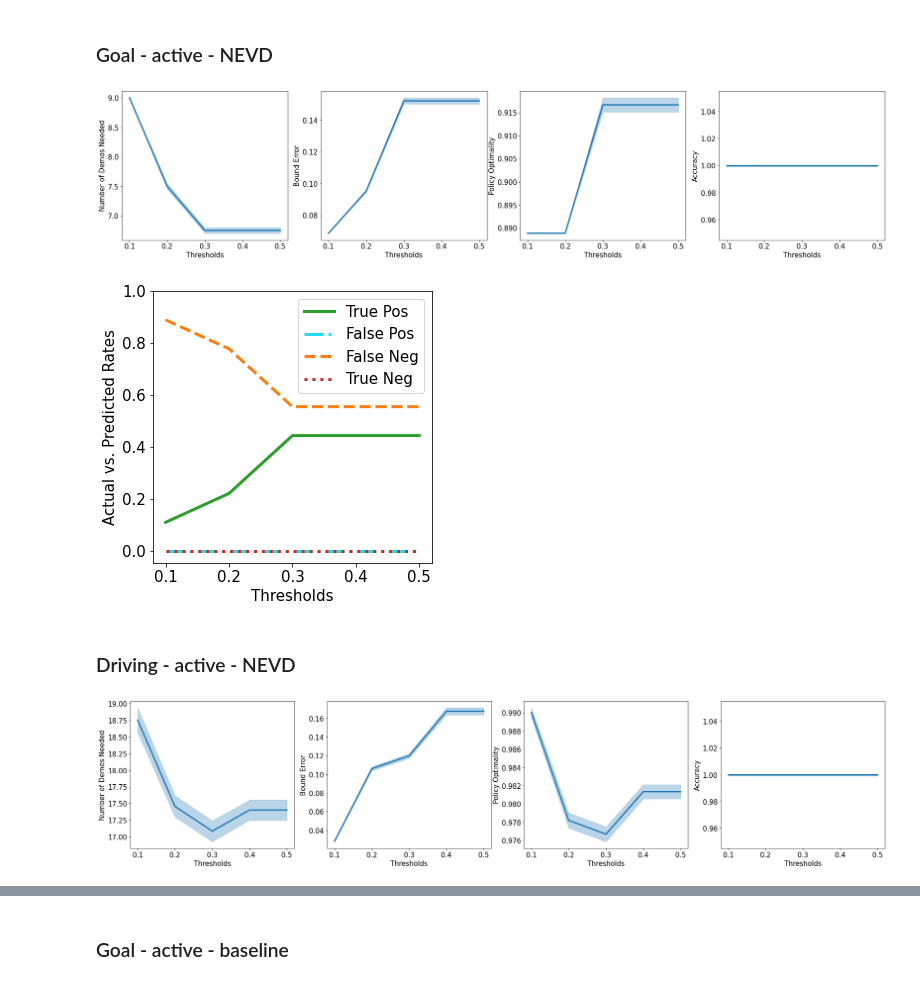
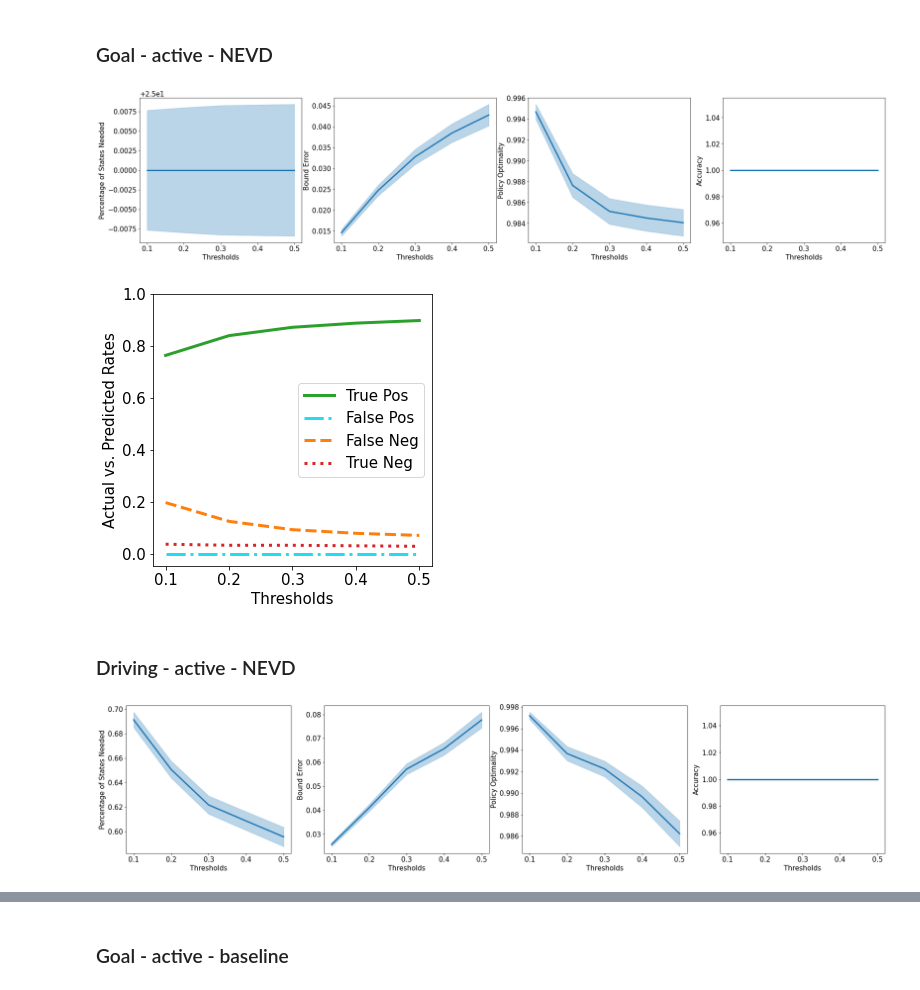
Before and after one commit to dsbrown1331/birl, a Jupyter notebook: plots.ipynb, the cells around one changed output, grey strips where cells are left out. Cells and saved outputs as stored; diff of their text form; code cells hidden in the pictures.

```diff
--- a/plots.ipynb
+++ b/plots.ipynb
@@ -1034,18 +1034,21 @@ plt.show()
 ### Goal - active - NEVD
 # %%
 thresholds = [0.5, 0.4, 0.3, 0.2, 0.1]
+num_states = 25
 metrics = {}
 metrics["accuracies"] = {threshold: 0 for threshold in thresholds}
 metrics["avg_bound_errors"] = {threshold: [] for threshold in thresholds}
 metrics["bounds"] = {threshold: [] for threshold in thresholds}
 metrics["true_evds"] = {threshold: [] for threshold in thresholds}
 metrics["num_demos"] = {threshold: [] for threshold in thresholds}
+metrics["pct_states"] = {threshold: [] for threshold in thresholds}
+metrics["uncertain_states"] = {threshold: [] for threshold in thresholds}
 metrics["policy_accuracies"] = {threshold: [] for threshold in thresholds}
 metrics["policy_optimalities"] = {threshold: [] for threshold in thresholds}
 metrics["confidence"] = {threshold: 0 for threshold in thresholds}
 metrics["confusion_matrices"] = {threshold: [[]] for threshold in thresholds}
 
-with open("active_goal_nevd.txt") as file:
+with open("active_outputs/active_goal_nevd.txt") as file:
     lines = file.readlines()
     for line in lines:
         if line.startswith("NEW THRESHOLD"):
@@ -1054,6 +1057,10 @@ with open("active_goal_nevd.txt") as file:
             curr_metric = "bounds"
         elif line.strip() == "Num demos":
             curr_metric = "num_demos"
+        elif line.strip() == "Percent states":
+            curr_metric = "pct_states"
+        elif line.strip() == "Uncertain states":
+            curr_metric = "uncertain_states"
         elif line.strip() == "True EVDs":
             curr_metric = "true_evds"
         elif line.strip() == "Bound errors":
@@ -1089,12 +1096,20 @@ x = labels[:]
 # axes[0, 0].fill_between(x, y - err, y + err, alpha = 0.3, color = color)
 # axes[0, 0].set_title("α-VaR Bounds")
 
-y = np.array([mean(metrics["num_demos"][t]) for t in x])
+### Raw demonstrations / states
+# y = np.array([mean(metrics["pct_states"][t]) for t in x])
+# axes[0].plot(x, y, color = color)
+# err = np.array([sem(metrics["pct_states"][t]) for t in x])
+# axes[0].fill_between(x, y - err, y + err, alpha = 0.3, color = color)
+# axes[0].set(xlabel = "Thresholds", ylabel = "Percentage of States Needed")
+# axes[0].set_yticks([round(v, 2) for v in np.arange(0.60, 0.80, 0.05)])
+
+### Unique demonstrations / states
+y = np.array([len(set(metrics["uncertain_states"][t])) for t in x])
 axes[0].plot(x, y, color = color)
-err = np.array([sem(metrics["num_demos"][t]) for t in x])
+err = np.array([sem(metrics["pct_states"][t]) for t in x])
 axes[0].fill_between(x, y - err, y + err, alpha = 0.3, color = color)
-axes[0].set(xlabel = "Thresholds", ylabel = "Number of Demos Needed")
-# axes[0].set_yticks([round(v, 2) for v in np.arange(0.60, 0.80, 0.05)])
+axes[0].set(xlabel = "Thresholds", ylabel = "Percentage of States Needed")
 
 # y = np.array([mean(metrics["true_evds"][t]) for t in x])
 # axes[0, 2].plot(x, y, color = color)
@@ -1111,34 +1126,34 @@ axes[1].set(xlabel = "Thresholds", ylabel = "Bound Error")
 # axes[1].set_yticks([round(v, 2) for v in np.arange(0.00, 0.035, 0.01)])
 
 y = np.array([mean(metrics["policy_optimalities"][t]) for t in x])
 axes[2].plot(x, y, color = color)
 err = np.array([sem(metrics["policy_optimalities"][t]) for t in x])
 axes[2].fill_between(x, y - err, y + err, alpha = 0.3, color = color)
 # axes[2].set_yticks([round(v, 1) for v in np.arange(0.7, 1.01, 0.1)])
 # axes[2].set_ylim([0.67, 1.03])
 axes[2].set(xlabel = "Thresholds", ylabel = "Policy Optimality")
 
 # y = np.array([mean(metrics["policy_accuracies"][t]) for t in x])
 # axes[1, 1].plot(x, y, color = color)
 # err = np.array([sem(metrics["policy_accuracies"][t]) for t in x])
 # axes[1, 1].fill_between(x, y - err, y + err, alpha = 0.3, color = color)
 # axes[1, 1].set_title("Policy Accuracy")
 # axes[1, 1].set_yticks([round(v, 3) for v in np.arange(0.960, 0.981, 0.005)])
 
 # axes[1, 2].plot(x, [metrics["confidence"][t] for t in x], color = color)
 # axes[1, 2].set_title("Percentage of Worlds That Passed")
 
 y = np.array([metrics["accuracies"][t] for t in x])
 axes[3].plot(x, y, color = color)
 err = np.array([np.std(y) / np.sqrt(len(y))] * len(y))
 axes[3].fill_between(x, y - err, y + err, alpha = 0.3, color = color)
 # axes[3].set_yticks([round(v, 1) for v in np.arange(0.7, 1.01, 0.1)])
 # axes[3].set_ylim([0.67, 1.03])
 axes[3].set(xlabel = "Thresholds", ylabel = "Accuracy")
 
 plt.show()
 # %% [output]
-[figure, old version]
+[figure, new version]
 # %%
 fig, ax = plt.subplots(1, 1, figsize = (5, 5))
 tp = [metrics["confusion_matrices"][t][0][0] / sum(np.array(metrics["confusion_matrices"][t]).flatten()) for t in x]
@@ -1155,7 +1170,7 @@ plt.xlabel("Thresholds")
 plt.legend()
 plt.show()
 # %% [output]
-[figure, old version]
+[figure, new version]
 # %% [markdown]
 ### Driving - active - NEVD
 # %%
@@ -1215,11 +1233,11 @@ x = labels[:]
 # axes[0, 0].fill_between(x, y - err, y + err, alpha = 0.3, color = color)
 # axes[0, 0].set_title("α-VaR Bounds")
 
-y = np.array([mean(metrics["num_demos"][t]) for t in x])
+y = np.array([mean(metrics["pct_states"][t]) for t in x])
 axes[0].plot(x, y, color = color)
-err = np.array([sem(metrics["num_demos"][t]) for t in x])
+err = np.array([sem(metrics["pct_states"][t]) for t in x])
 axes[0].fill_between(x, y - err, y + err, alpha = 0.3, color = color)
-axes[0].set(xlabel = "Thresholds", ylabel = "Number of Demos Needed")
+axes[0].set(xlabel = "Thresholds", ylabel = "Percentage of States Needed")
 # axes[0].set_yticks([round(v, 2) for v in np.arange(0.60, 0.80, 0.05)])
 
 # y = np.array([mean(metrics["true_evds"][t]) for t in x])
@@ -1264,7 +1282,7 @@ axes[3].set(xlabel = "Thresholds", ylabel = "Accuracy")
 
 plt.show()
 # %% [output]
-[figure, old version]
+[figure, new version]
 # %%
 fig, ax = plt.subplots(1, 1, figsize = (5, 5))
 tp = [metrics["confusion_matrices"][t][0][0] / sum(np.array(metrics["confusion_matrices"][t]).flatten()) for t in x]
```
Also changed, not shown: parts of 8 cells of this notebook, 6 other files.
